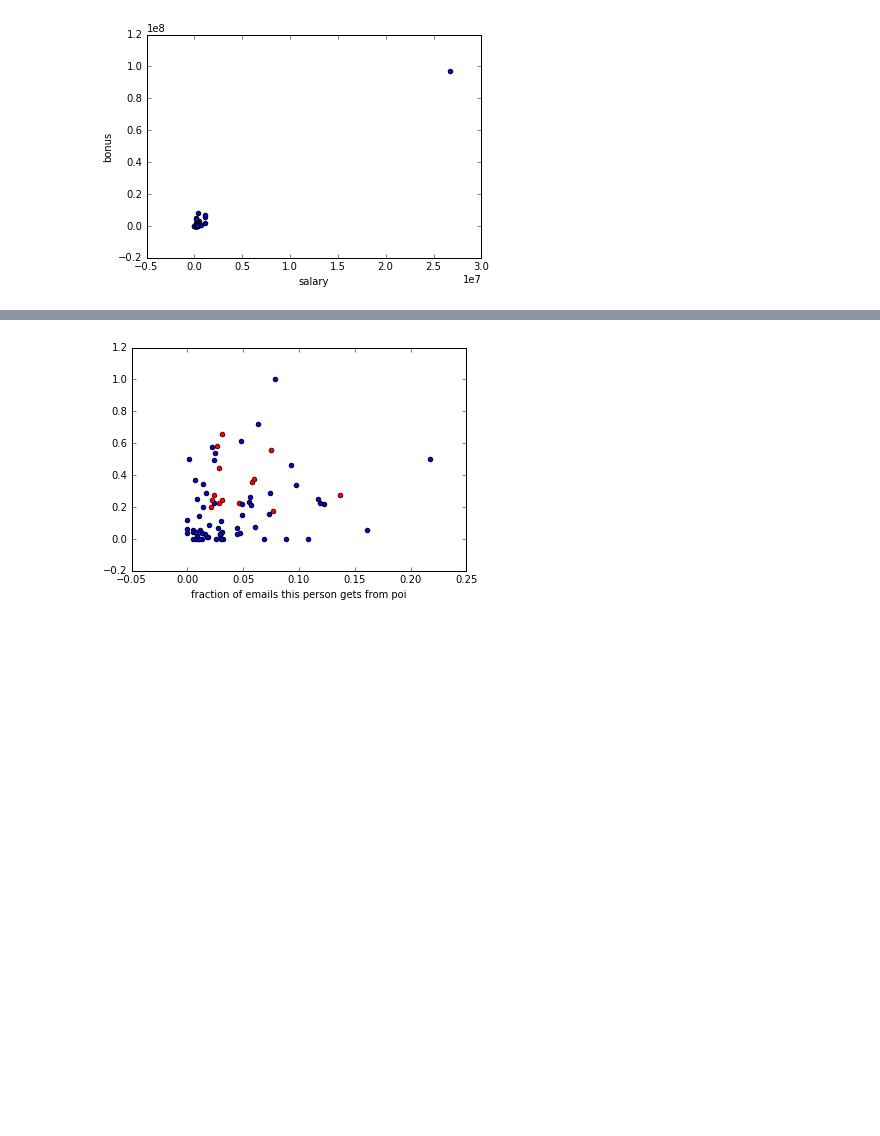
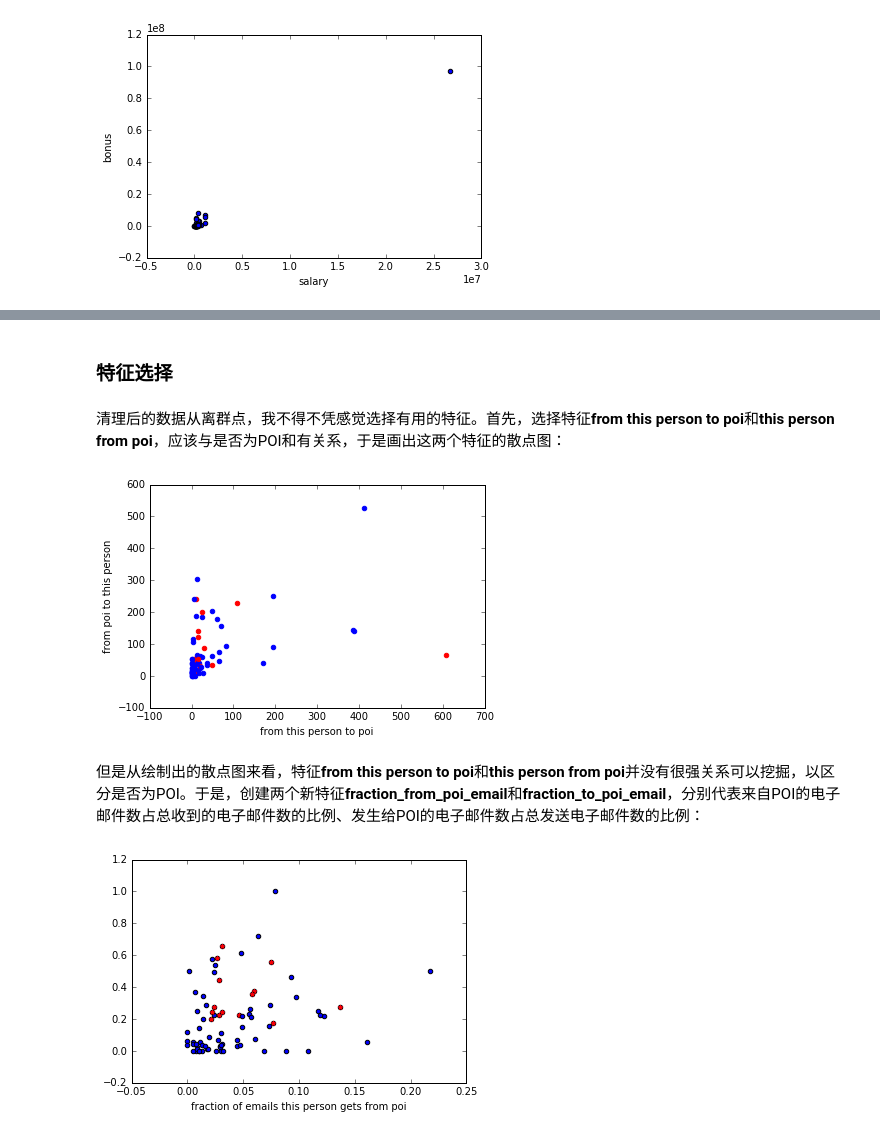
Before and after one commit to datamaning/Identifying-Fraud-from-Enron-Email, a Jupyter notebook: Identifying-Fraud-from-Enron-Email.ipynb, the cells around one changed output, grey strips where cells are left out. Saved outputs shown, nothing was run; the diff lists cells and outputs as text; code cells hidden in the pictures; blank space fills up the shorter version.

```diff
--- a/Identifying-Fraud-from-Enron-Email.ipynb
+++ b/Identifying-Fraud-from-Enron-Email.ipynb
@@ -57 +93,30 @@ print(outliers_final)
+# %% [markdown]
+### 特征选择
+# %% [markdown]
+清理后的数据从离群点，我不得不凭感觉选择有用的特征。首先，选择特征**from this person to poi**和**this person from poi**，应该与是否为POI和有关系，于是画出这两个特征的散点图：
+# %%
+features_list = ["poi", "from_this_person_to_poi", "from_poi_to_this_person"]
+# 保存清理离群点后的数据
+my_dataset = data_dict
+
+# 原数据集为字典类型，python字典不能直接读入到sklearn分类或回归算法中，我编写了一些辅助函数`featureFormat()`，
+# 它可以获取特征名的列表和数据字典，然后返回`numpy`数组,如果特征没有某个特定人员的值(即NaN)，此函数还会用 0替换特征值。
+data = featureFormat(my_dataset, features_list)
+
+### plot new features
+for point in data:
+    from_poi = point[1]
+    to_poi = point[2]
+    if point[0] == 1:
+        plt.scatter(from_poi, to_poi, color="r")
+    else:
+        plt.scatter(from_poi, to_poi, color="b")
+
+plt.xlabel('from this person to poi')
+plt.ylabel('from poi to this person')
+plt.show()
+# %% [output]
+[figure, added]
+# %% [markdown]
+但是从绘制出的散点图来看，特征**from this person to poi**和**this person from poi**并没有很强关系可以挖掘，以区分是否为POI。于是，创建两个新特征**fraction_from_poi_email**和**fraction_to_poi_email**，分别代表来自POI的电子邮件数占总收到的电子邮件数的比例、发生给POI的电子邮件数占总发送电子邮件数的比例：
 # %%
```
Also changed, not shown: parts of 33 cells of this notebook, 2 other files.
